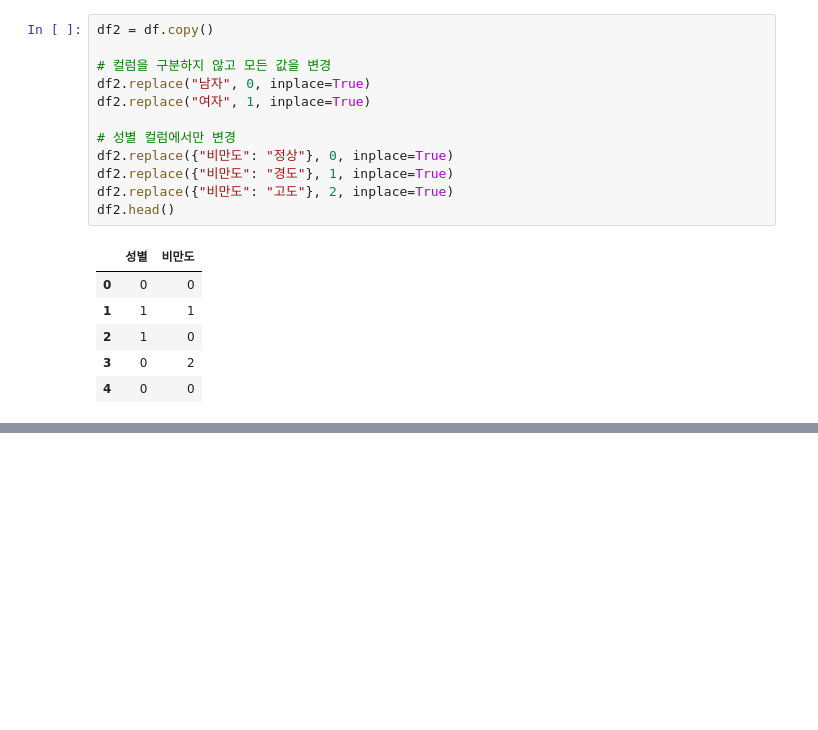
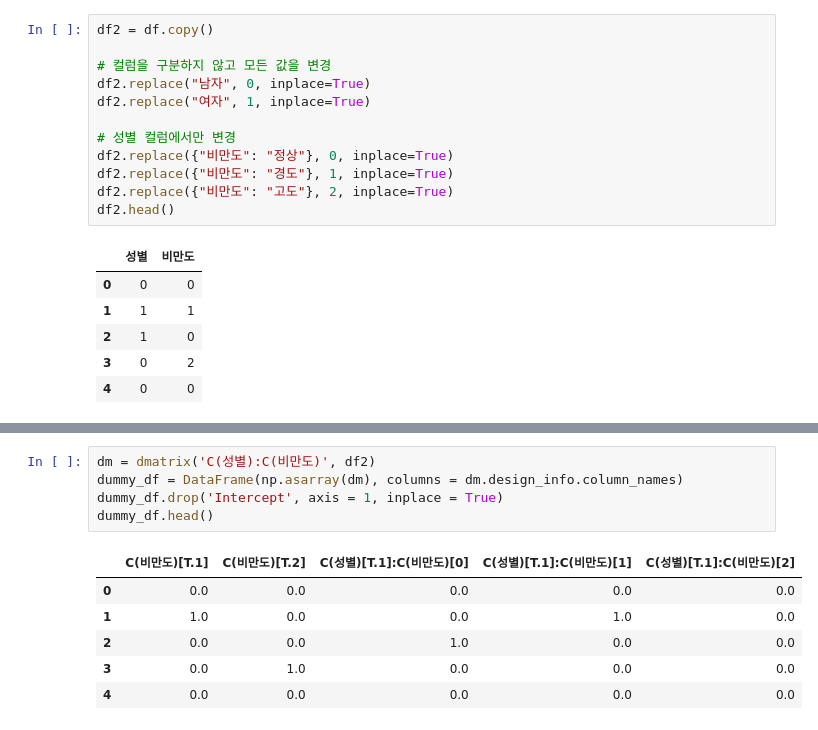
Before and after one commit to MDBluequasar/BigdatamegaIT, a Jupyter notebook: 수업내용/C_데이터_다루기/02_데이터_전처리/06_더미변수.ipynb, the cells around one changed output, grey strips where cells are left out. Saved outputs shown, nothing was run; the diff lists cells and outputs as text; blank space fills up the shorter version.

```diff
--- a/수업내용/C_데이터_다루기/02_데이터_전처리/06_더미변수.ipynb
+++ b/수업내용/C_데이터_다루기/02_데이터_전처리/06_더미변수.ipynb
@@ -251,0 +262,12 @@ dummy_df
+# %%
+dm = dmatrix('C(성별):C(비만도)', df2)
+dummy_df = DataFrame(np.asarray(dm), columns = dm.design_info.column_names)
+dummy_df.drop('Intercept', axis = 1, inplace = True)
+dummy_df.head()
+# %% [output]
+|  | C(비만도)[T.1] | C(비만도)[T.2] | C(성별)[T.1]:C(비만도)[0] | C(성별)[T.1]:C(비만도)[1] | C(성별)[T.1]:C(비만도)[2] |
+| 0 | 0.0 | 0.0 | 0.0 | 0.0 | 0.0 |
+| 1 | 1.0 | 0.0 | 0.0 | 1.0 | 0.0 |
+| 2 | 0.0 | 0.0 | 1.0 | 0.0 | 0.0 |
+| 3 | 0.0 | 1.0 | 0.0 | 0.0 | 0.0 |
+| 4 | 0.0 | 0.0 | 0.0 | 0.0 | 0.0 |
```
Also changed, not shown: parts of 18 cells of this notebook, 7 other files.
